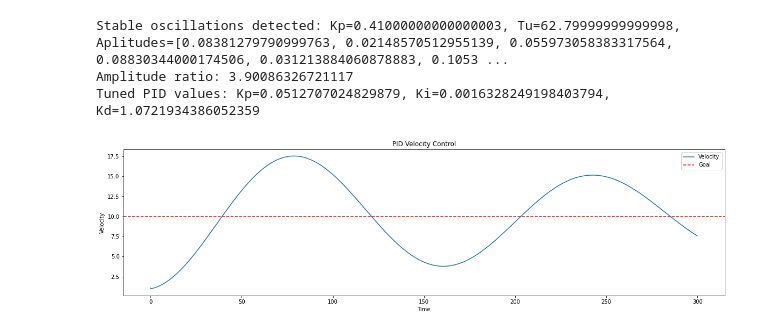
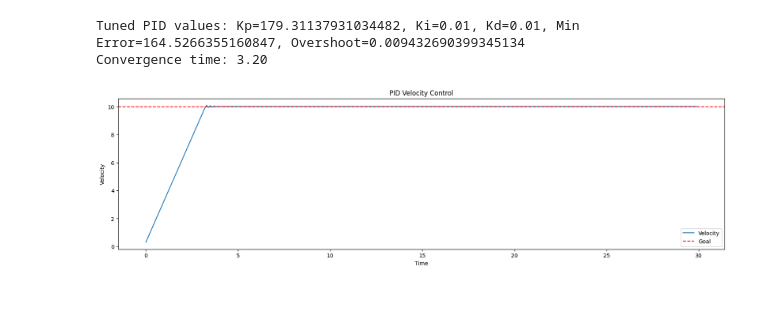
Before and after one commit to Forsyth-Creations/ros_rigor, a Jupyter notebook: src/hermes_swerve_module/hermes_swerve_module/pid.ipynb, the cells around one changed output. Saved outputs shown, nothing was run; the diff lists cells and outputs as text; code cells hidden in the pictures; blank space fills up the shorter version.

```diff
--- a/src/hermes_swerve_module/hermes_swerve_module/pid.ipynb
+++ b/src/hermes_swerve_module/hermes_swerve_module/pid.ipynb
@@ -259,11 +324,9 @@ class NewPID:
 # %%
-max_time = 50
-
-pid = NewPID(intertia = 5, max_torque=50, overshoot_threshold = 1)
+pid = NewPID(intertia=moment_of_inertia, max_torque=max_torque)
 pid.reset()
-data2 = pid.auto_tune_gradient_descent(goal, max_iter=1000, max_time = max_time, learning_rate=10, auto_accept=True)
+pid.auto_tune_zieger(goal, max_time = time_frame)
 pid.reset()
-time = np.arange(0, max_time, dt)
+time = np.arange(0, 300, dt)
 data = []
 
 # Try and run the simulation
@@ -272,7 +335,7 @@ for _ in time:
     data.append(actual)
 
 # Create a Graph
-plt.figure(figsize=(10, 5))
+plt.figure(figsize=(20, 5))
 plt.plot(time, data, label="Velocity")
 plt.axhline(y=goal, color='r', linestyle='--', label="Goal")
 plt.xlabel("Time")
@@ -280,15 +343,4 @@ plt.ylabel("Velocity")
 plt.title("PID Velocity Control")
 plt.legend()
 plt.show()
-
-# Graph Data 2
-
-# plt.figure(figsize=(10, 5))
-# plt.plot(time, data2, label="Velocity")
-# plt.axhline(y=goal, color='r', linestyle='--', label="Goal")
-# plt.xlabel("Time")
-# plt.ylabel("Velocity")
-# plt.title("PID Velocity Control")
-# plt.legend()
-# plt.show()
 # %% [output]
@@ -313,29 +351,30 @@ Simulating complete for params: {'kp': 18.270228976619556, 'ki': 1.8157985069329
 # %%
-time_frame = 300
+pid = NewPID(intertia=moment_of_inertia, max_torque=max_torque)
+pid.reset()
+data2 = pid.auto_tune_range(goal, max_time=time_frame)
+pid.reset()
+time = np.arange(0, time_frame, dt)
+data = []
 
-pid = NewPID(intertia=10, max_torque=200)
-pid.reset()
-pid.auto_tune_zieger(goal, max_time = time_frame)
-pid.reset()
-time = np.arange(0, 300, dt)
-data = []
+# Print the convergence time
+convergence_time = pid.compute_convergence_time(goal, time_frame)
+print(f"{Fore.GREEN}Convergence time: {convergence_time[0]:.2f}")
 
 # Try and run the simulation
 for _ in time:
     actual = pid.simulate_motion(goal)
     data.append(actual)
 
 # Create a Graph
 plt.figure(figsize=(20, 5))
 plt.plot(time, data, label="Velocity")
 plt.axhline(y=goal, color='r', linestyle='--', label="Goal")
 plt.xlabel("Time")
 plt.ylabel("Velocity")
 plt.title("PID Velocity Control")
 plt.legend()
 plt.show()
 # %% [output]
-Stable oscillations detected: Kp=0.41000000000000003, Tu=62.79999999999998, Aplitudes=[0.08381279790999763, 0.02148570512955139, 0.055973058383317564, 0.08830344000174506, 0.031213884060878883, 0.1053 ...
-Amplitude ratio: 3.90086326721117
-Tuned PID values: Kp=0.0512707024829879, Ki=0.0016328249198403794, Kd=1.0721934386052359
+Tuned PID values: Kp=179.31137931034482, Ki=0.01, Kd=0.01, Min Error=164.5266355160847, Overshoot=0.009432690399345134
+Convergence time: 3.20
-[figure, old version]
+[figure, new version]
```
Also changed, not shown: parts of 4 cells of this notebook.
